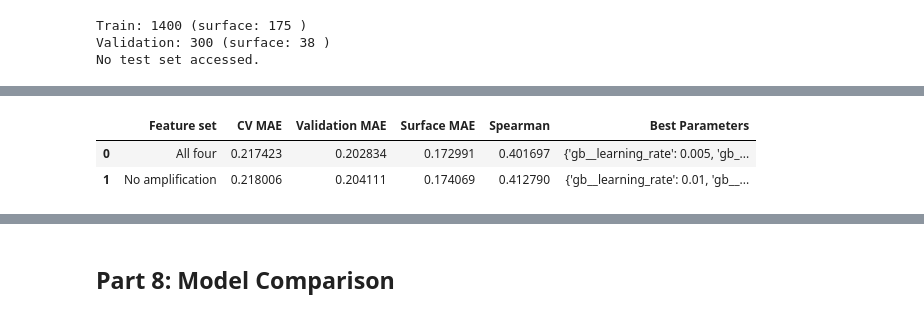
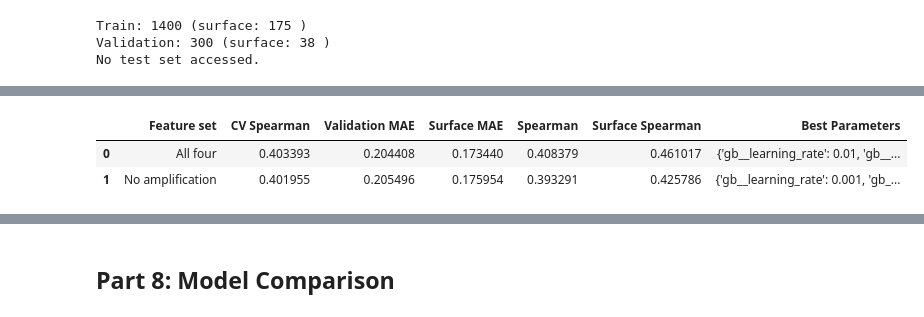
Before and after one commit to sbskinn/Tumor-Surface-Target-Prioritization, a Jupyter notebook: Checkpoint_2/Checkpoint2_model_evaluation.ipynb, the cells around one changed output, grey strips where cells are left out. Cells and saved outputs as stored; diff of their text form; code cells hidden in the pictures.

```diff
--- a/Checkpoint_2/Checkpoint2_model_evaluation.ipynb
+++ b/Checkpoint_2/Checkpoint2_model_evaluation.ipynb
@@ -9,7 +9,7 @@ We will train a constant baseline and Random Forest regression model to compare
 from pathlib import Path
 import pandas as pd
 
-data_folder = Path("../Checkpoint_1/data")
+data_folder = Path("Checkpoint_1/data")
 
 train = pd.read_csv(data_folder / "checkpoint1_train.csv").set_index("sample")
 val = pd.read_csv(data_folder / "checkpoint1_validation.csv").set_index("sample")
@@ -660,40 +694,47 @@ ablation_rows = []
 
 # Evaluate the model performance with all features and without the amplification frequency feature
 for feature_group, cols in [
     ("All four", feature_cols),
     ("No amplification", [
         c for c in feature_cols
         if c != "amplification_frequency"
     ])
 ]:
-    search = GridSearchCV(estimator=build_model({}),
-        param_grid=param_grid, cv=5,
-        scoring="neg_mean_absolute_error", n_jobs=-1)
+    search = GridSearchCV(
+        estimator=build_model({}),
+        param_grid=param_grid,
+        cv=5,
+        scoring=spearman_scorer,
+        n_jobs=-1)
 
     # Tune using only the training data
     search.fit(X_train[cols], y_train)
 
     # Evaluate the best model on validation data
     model_pred = search.best_estimator_.predict(X_val[cols])
 
     ablation_rows.append({
         "Feature set": feature_group,
-        "CV MAE": -search.best_score_,
+        "CV Spearman": search.best_score_,
         "Validation MAE": mean_absolute_error(y_val, model_pred),
         "Surface MAE": mean_absolute_error(
             y_val.to_numpy()[surface_mask],
             model_pred[surface_mask]
         ),
         "Spearman": score(y_val, model_pred)["Spearman"],
+        "Surface Spearman": spearman_score(
+            y_val.to_numpy()[surface_mask],
+            model_pred[surface_mask]
+        ),
         "Best Parameters": search.best_params_
     })
 
 ablation_best = pd.DataFrame(ablation_rows)
 display(ablation_best)
 # %% [output]
-|  | Feature set | CV MAE | Validation MAE | Surface MAE | Spearman | Best Parameters |
-| 0 | All four | 0.217423 | 0.202834 | 0.172991 | 0.401697 | {'gb__learning_rate': 0.005, 'gb_... |
-| 1 | No amplification | 0.218006 | 0.204111 | 0.174069 | 0.412790 | {'gb__learning_rate': 0.01, 'gb__... |
+|  | Feature set | CV Spearman | Validation MAE | Surface MAE | Spearman | Surface Spearman | Best Parameters |
+| 0 | All four | 0.403393 | 0.204408 | 0.173440 | 0.408379 | 0.461017 | {'gb__learning_rate': 0.01, 'gb__... |
+| 1 | No amplification | 0.401955 | 0.205496 | 0.175954 | 0.393291 | 0.425786 | {'gb__learning_rate': 0.001, 'gb_... |
 # %%
 random_generator = np.random.default_rng(42)
 bootstrap_rows = []
```
Also changed, not shown: parts of 10 cells of this notebook.
